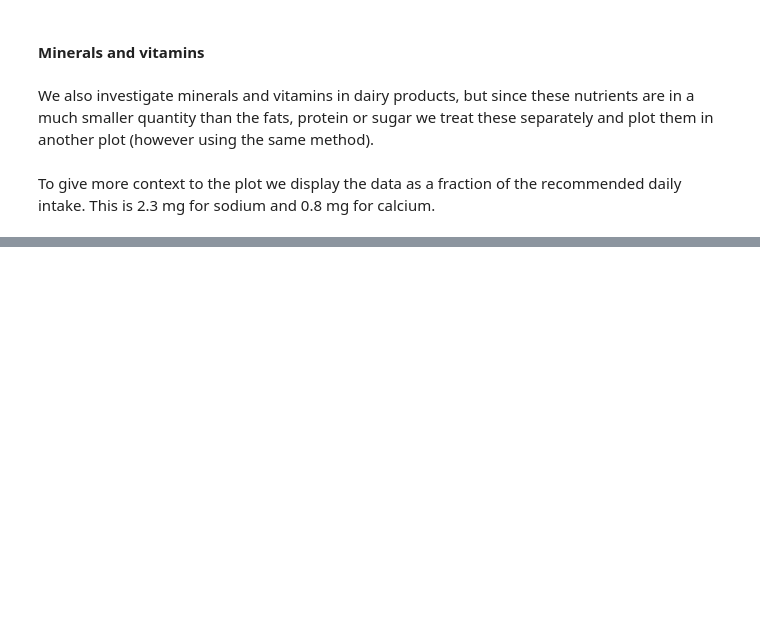
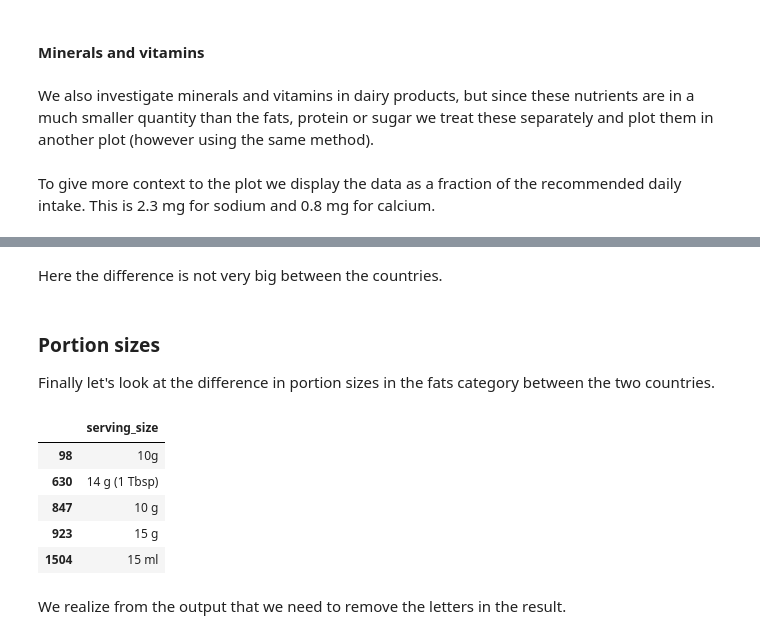
Before and after one commit to emmwel/ADAeda, a Jupyter notebook: Project/data_exploration.ipynb, the cells around one changed output, grey strips where cells are left out. Saved outputs shown, nothing was run; the diff lists cells and outputs as text; code cells hidden in the pictures; blank space fills up the shorter version.

```diff
--- a/Project/data_exploration.ipynb
+++ b/Project/data_exploration.ipynb
@@ -493,0 +498,12 @@ radar_chart.render_to_file('dairy_nutri_small.svg')
+# %%
+# These two regexps are here to make sure that there is either a white space or a word start/end before the end
+# or the start of the words butter and oil.
+butter = r'^(?:.*\s)?butter(?:\s.*)?$'
+oil = r'^(?:.*\s)?oil(?:\s.*)?$'
+fat_words = [butter, "fats", oil, "beurre", "lätta", "milda", "margarin", "huile", "coconut fat","kerrygold","lurpark","plugra" ]
+non_fat_words = ["butter cups", "pop corn", "chicken", "popcorn", "potato", "toffee", "in oil",
+                 "with olive oil", "with oil", "protein bar","olive oil &", "marinat", "in olive oil",
+                 "bean", "snack", "ice cream", "cheese", "fromage", "a l'huile", "à l'huile", "caramel beurre",
+                 "petits beurre", "granola", "frits", "fried", "au beurre", "croissant", "all butter", "yaourt",
+                 "cookie", "chip", "sans huile", "sandwich", "soup", "pur beurre", "thon", "sauce", "chocolat", "chip",
+                 "cookie", "biscuits", "cake", "seafood","chorizo", "joghurt","Foie gras","canard","Mayonnaise"]
@@ -493,0 +654,18 @@ radar_chart.render_to_file('dairy_nutri_small.svg')
+# %% [markdown]
+Here the difference is not very big between the countries.
+# %% [markdown]
+### Portion sizes
+Finally let's look at the difference in portion sizes in the fats category between the two countries.
+# %%
+france_fats_portion_size = france_fats[['serving_size']].copy()
+france_fats_portion_size.dropna(inplace = True)
+france_fats_portion_size.head()
+# %% [output]
+|  | serving_size |
+| 98 | 10g |
+| 630 | 14 g (1 Tbsp) |
+| 847 | 10 g |
+| 923 | 15 g |
+| 1504 | 15 ml |
+# %% [markdown]
+We realize from the output that we need to remove the letters in the result.
```
Also changed, not shown: parts of 26 cells of this notebook.
